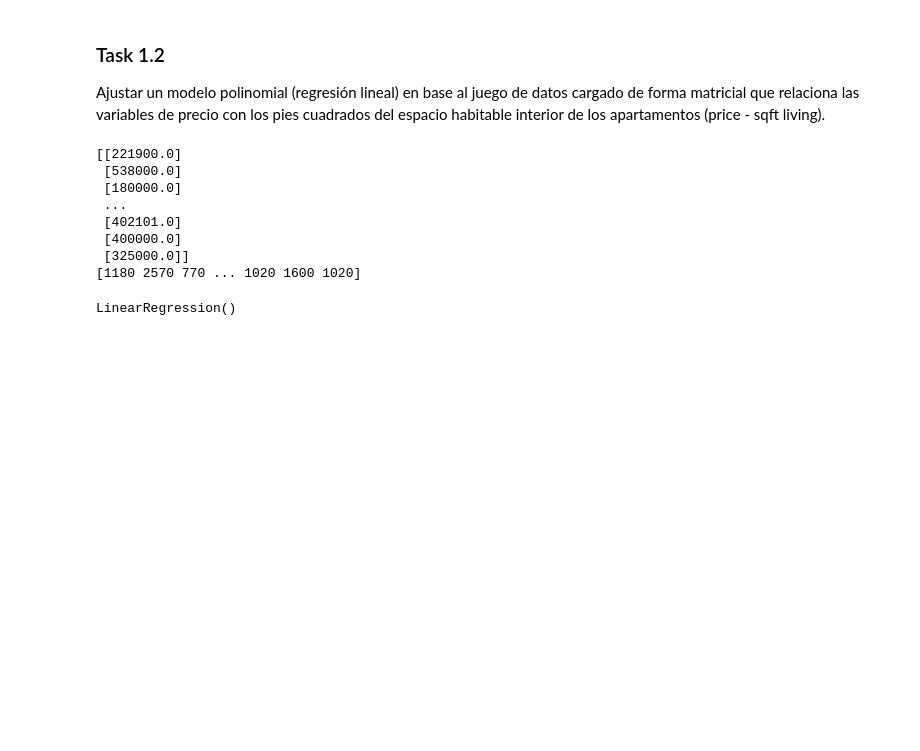
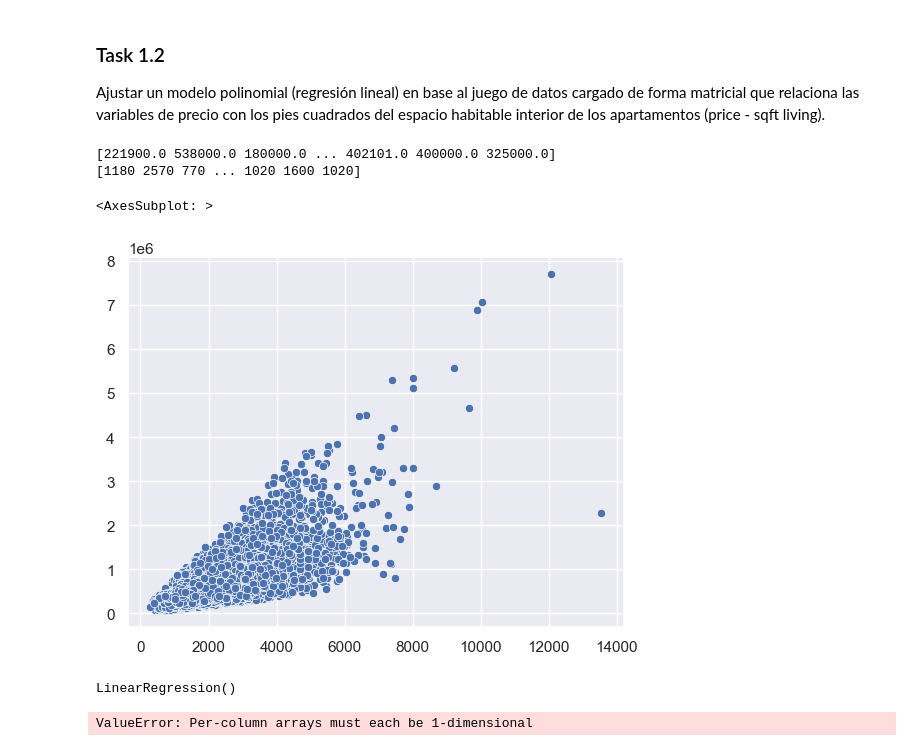
Before and after one commit to andresdlRoca/Inteligencia_Artificial-UVG-2023, a Jupyter notebook: Lab 3/main.ipynb, the cells around one changed output. Saved outputs shown, nothing was run; the diff lists cells and outputs as text; code cells hidden in the pictures; blank space fills up the shorter version.

```diff
--- a/Lab 3/main.ipynb
+++ b/Lab 3/main.ipynb
@@ -69,22 +68,17 @@ from sklearn.model_selection import train_test_split
 from sklearn.linear_model import LinearRegression
 # %%
 # Se toma el valor deseado de todos los arrays anidados de data_array
-price = data_array[:, 2].reshape(-1,1)
+price = data_array[:, 2]
 sqft_living = data_array[:, 5]
 
 print(price)
 print(sqft_living)
 # %% [output]
-[[221900.0]
- [538000.0]
- [180000.0]
- ...
- [402101.0]
- [400000.0]
- [325000.0]]
+[221900.0 538000.0 180000.0 ... 402101.0 400000.0 325000.0]
 [1180 2570 770 ... 1020 1600 1020]
-# %%
-regresor = LinearRegression()
-regresor.fit(price, sqft_living) # Adaptacion de modelo
-# %% [output]
-LinearRegression()
+# %%
+# Visualizacion de los datos en comparativa sqft_living vs price
+sns.scatterplot(y=price, x=sqft_living)
+# %% [output]
+<AxesSubplot: >
+[figure, added]
@@ -90,0 +89,15 @@ LinearRegression()
+# %%
+X = sqft_living
+y = price
+train_x, test_x, train_y, test_y = train_test_split(X, y, test_size = 0.25, random_state = 50)
+regresor = LinearRegression()
+regresor.fit(price, sqft_living) # Ajuste de modelo
+# %% [output]
+LinearRegression()
+# %%
+predicting_y = regresor.predict(test_x)
+# sqft_living_maxminrange = np.linspace(np.min(data_array), np.max(data_array))
+sns.scatterplot(y=price, x=sqft_living)
+plt.axline(y= predicting_y)
+# %% [output]
+ValueError: Per-column arrays must each be 1-dimensional
```
Also changed, not shown: parts of 2 cells of this notebook.
